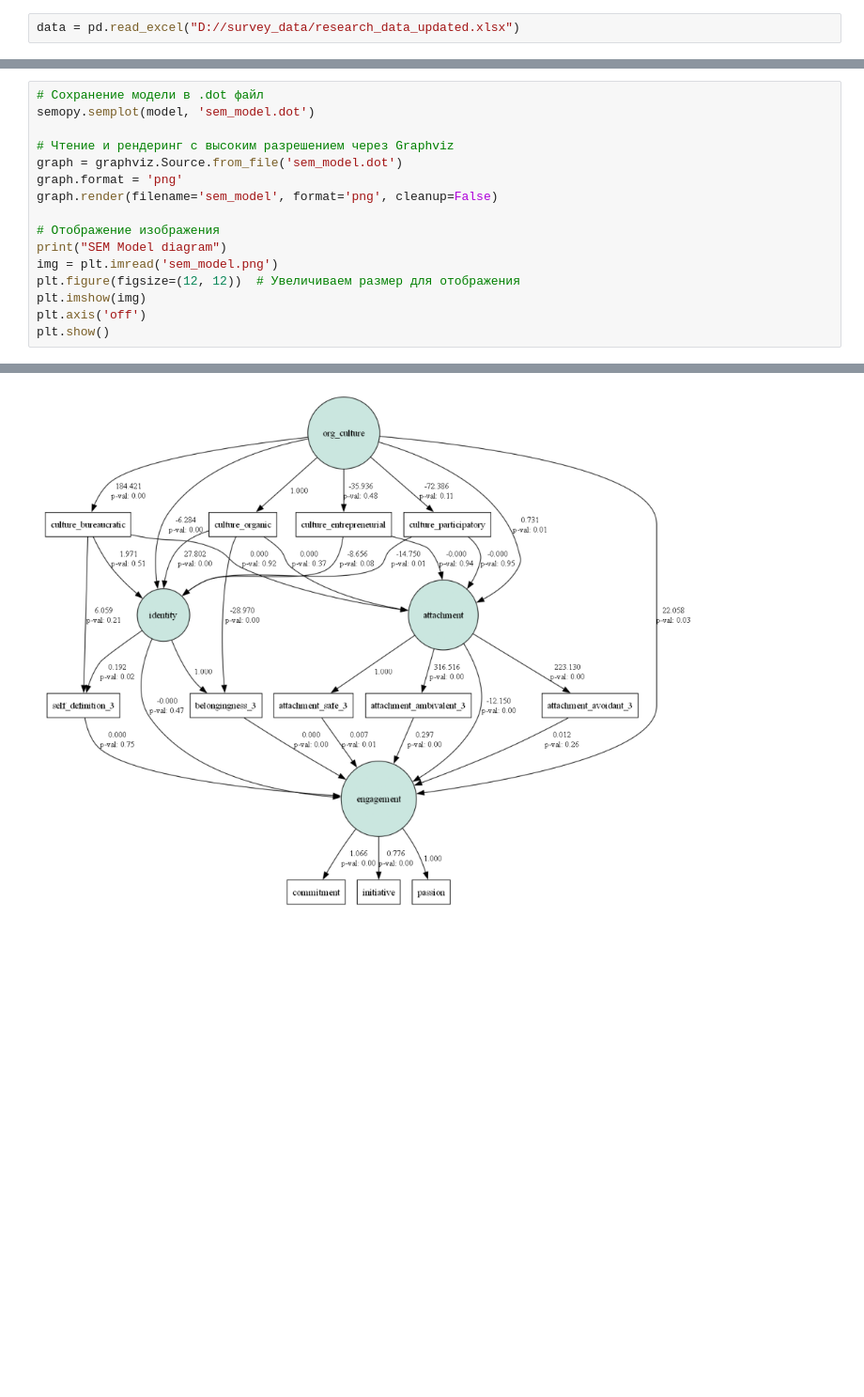
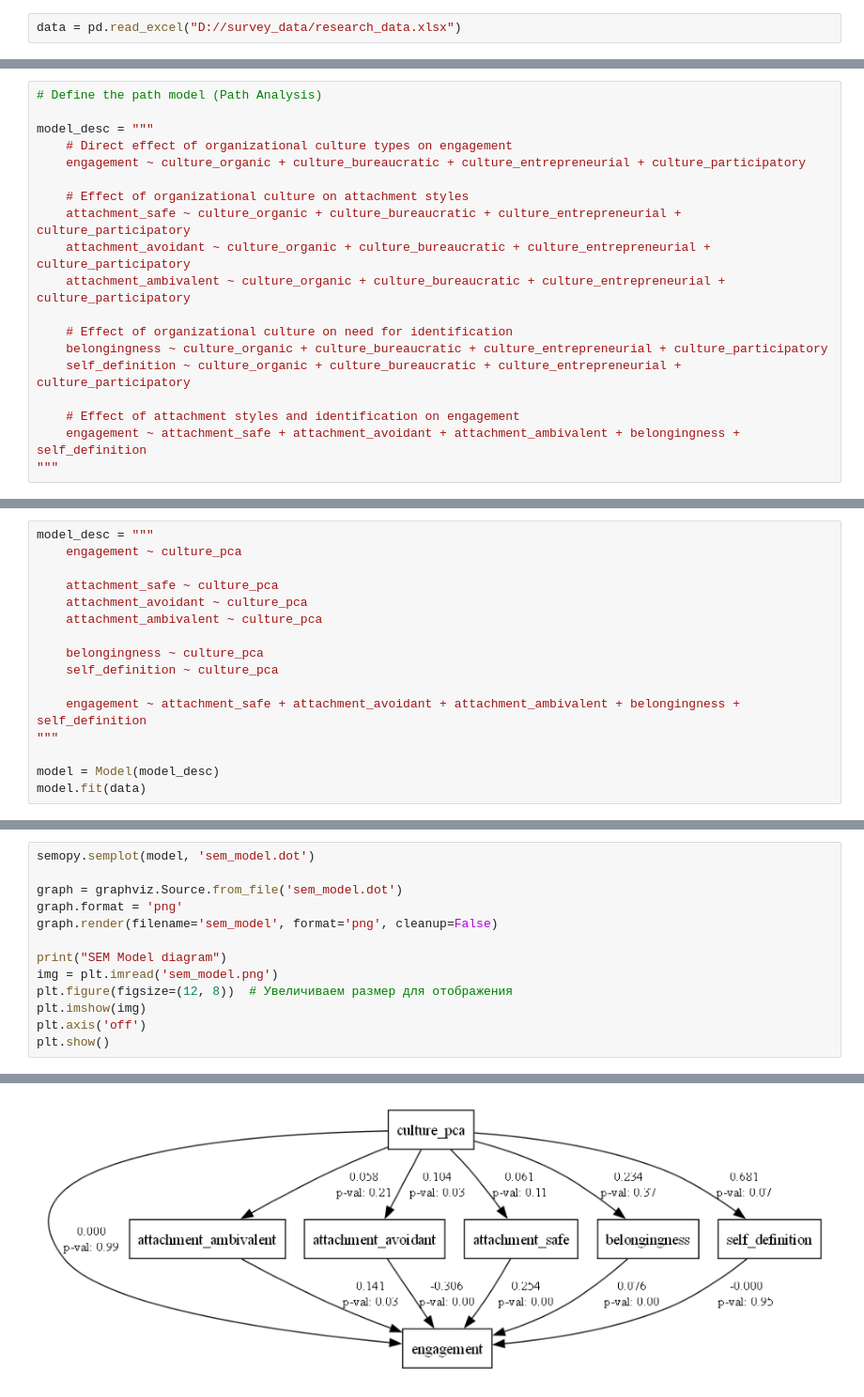
Before and after one commit to diana-legrand/pet_projects, a Jupyter notebook: sem_project/sem_project.ipynb, the cells around one changed output, grey strips where cells are left out. Shown at 94% size. Drawn from its saved outputs; the diff is of its cells as text; blank space fills up the shorter version.

```diff
--- a/sem_project/sem_project.ipynb
+++ b/sem_project/sem_project.ipynb
@@ -18,5 +69,5 @@ import graphviz
 # %%
-data = pd.read_excel("D://survey_data/research_data_updated.xlsx")
+data = pd.read_excel("D://survey_data/research_data.xlsx")
 # %%
 data.head()
 # %% [output]
@@ -273,0 +320,19 @@ WARNING:root:Fisher Information Matrix is not PD.Moore-Penrose inverse will be u
+# %%
+# Define the path model (Path Analysis)
+
+model_desc = """
+    # Direct effect of organizational culture types on engagement
+    engagement ~ culture_organic + culture_bureaucratic + culture_entrepreneurial + culture_participatory
+
+    # Effect of organizational culture on attachment styles
+    attachment_safe ~ culture_organic + culture_bureaucratic + culture_entrepreneurial + culture_participatory
+    attachment_avoidant ~ culture_organic + culture_bureaucratic + culture_entrepreneurial + culture_participatory
+    attachment_ambivalent ~ culture_organic + culture_bureaucratic + culture_entrepreneurial + culture_participatory
+
+    # Effect of organizational culture on need for identification
+    belongingness ~ culture_organic + culture_bureaucratic + culture_entrepreneurial + culture_participatory
+    self_definition ~ culture_organic + culture_bureaucratic + culture_entrepreneurial + culture_participatory
+
+    # Effect of attachment styles and identification on engagement
+    engagement ~ attachment_safe + attachment_avoidant + attachment_ambivalent + belongingness + self_definition
+"""
@@ -273,0 +580,16 @@ WARNING:root:Fisher Information Matrix is not PD.Moore-Penrose inverse will be u
+# %%
+model_desc = """
+    engagement ~ culture_pca
+
+    attachment_safe ~ culture_pca
+    attachment_avoidant ~ culture_pca
+    attachment_ambivalent ~ culture_pca
+
+    belongingness ~ culture_pca
+    self_definition ~ culture_pca
+
+    engagement ~ attachment_safe + attachment_avoidant + attachment_ambivalent + belongingness + self_definition
+"""
+
+model = Model(model_desc)
+model.fit(data)
@@ -285,16 +635,13 @@ SEM Model diagram
 # %%
-# Сохранение модели в .dot файл
 semopy.semplot(model, 'sem_model.dot')
 
-# Чтение и рендеринг с высоким разрешением через Graphviz
 graph = graphviz.Source.from_file('sem_model.dot')
 graph.format = 'png'
 graph.render(filename='sem_model', format='png', cleanup=False)
 
-# Отображение изображения
 print("SEM Model diagram")
 img = plt.imread('sem_model.png')
-plt.figure(figsize=(12, 12))  # Увеличиваем размер для отображения
+plt.figure(figsize=(12, 8))  # Увеличиваем размер для отображения
 plt.imshow(img)
 plt.axis('off')
 plt.show()
@@ -304 +650 @@ SEM Model diagram
-[figure, old version]
+[figure, new version]
```
Also changed, not shown: parts of 67 cells of this notebook.
